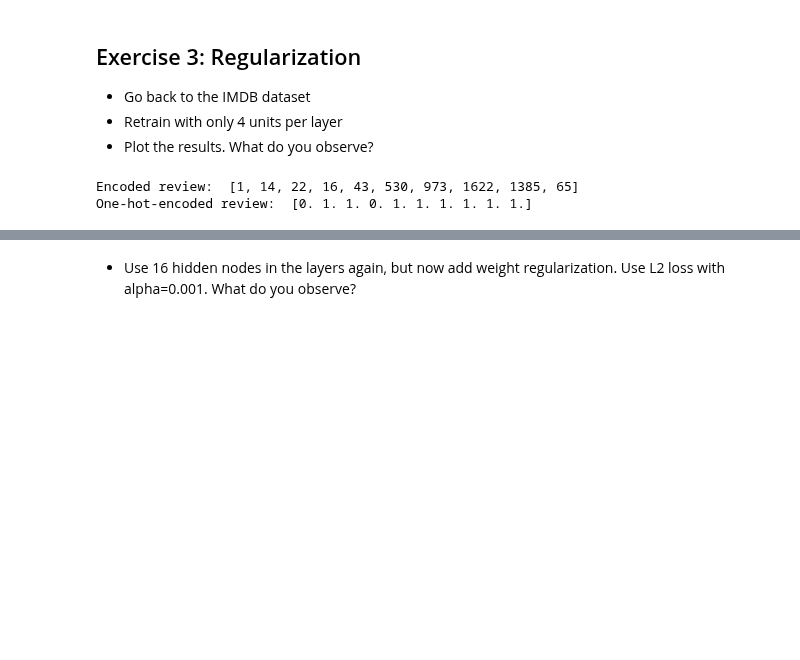
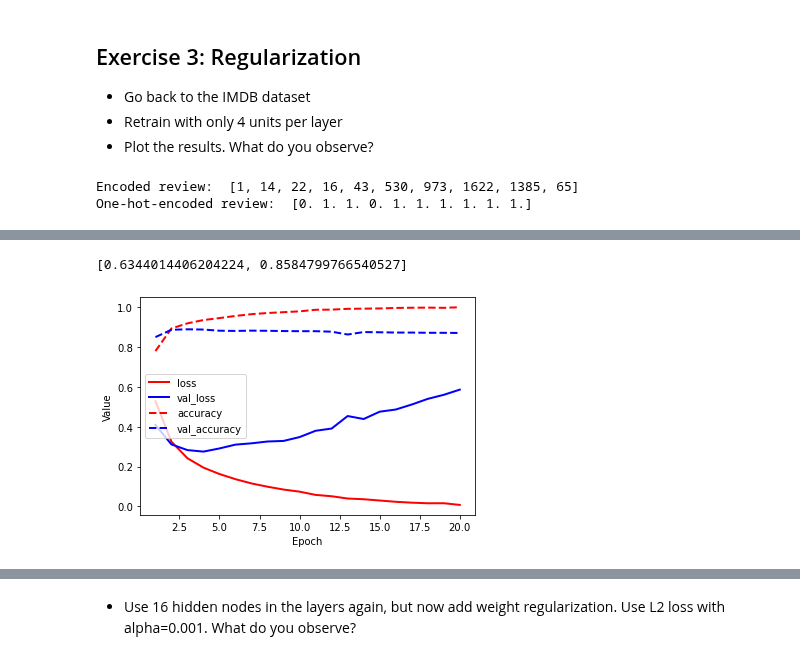
Before and after one commit to gekas145/tue-ml-course, a Jupyter notebook: labs/Lab 7b - Neural Networks for text.ipynb, the cells around one changed output, grey strips where cells are left out. Cells and saved outputs as stored; diff of their text form; code cells hidden in the pictures; blank space fills up the shorter version.

```diff
--- a/labs/Lab 7b - Neural Networks for text.ipynb
+++ b/labs/Lab 7b - Neural Networks for text.ipynb
@@ -405,3 +405,23 @@ y_test = np.asarray(test_labels).astype('float32')
 # %% [output]
 Encoded review:  [1, 14, 22, 16, 43, 530, 973, 1622, 1385, 65]
 One-hot-encoded review:  [0. 1. 1. 0. 1. 1. 1. 1. 1. 1.]
+# %%
+model_original = keras.models.Sequential()
+model_original.add(layers.Dense(16, activation='relu', input_shape=(10000,)))
+model_original.add(layers.Dense(16, activation='relu'))
+model_original.add(layers.Dense(1, activation='sigmoid'))
+
+model_original.compile(optimizer='rmsprop',
+               loss='binary_crossentropy',
+               metrics=['accuracy'])
+
+history_original = model_original.fit(x_train[10000:], y_train[10000:],
+                      batch_size=512,
+                      epochs=20,
+                      validation_data=(x_train[:10000], y_train[:10000]),
+                      verbose=0)
+
+plot_curve(history_original)
+
+model_original.evaluate(x_test, y_test)
+# %% [output]
@@ -408,3 +429,5 @@ One-hot-encoded review:  [0. 1. 1. 0. 1. 1. 1. 1. 1. 1.]
+[0.6344014406204224, 0.8584799766540527]
+[figure, added]
 # %%
 model = keras.models.Sequential()
 model.add(layers.Dense(4, activation='relu', input_shape=(10000, )))
```
Also changed, not shown: parts of 27 cells of this notebook.
